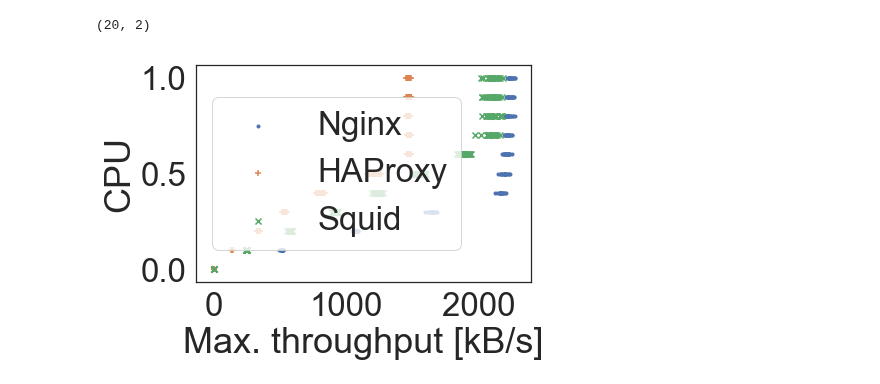
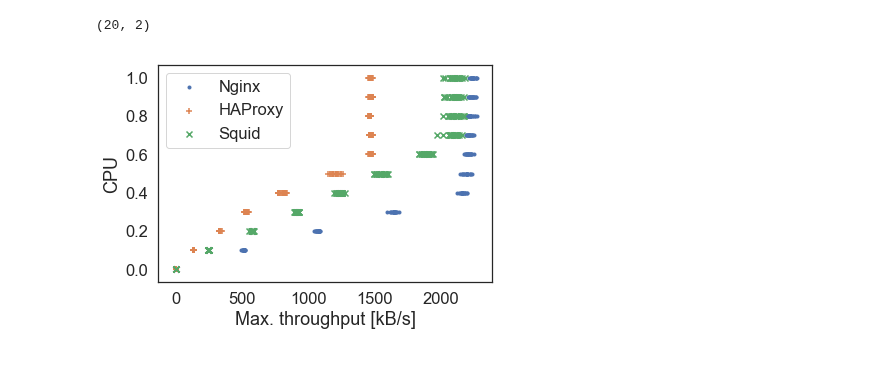
Before and after one commit to CN-UPB/ml-for-resource-allocation, a Jupyter notebook: vnf_web.ipynb, the cells around one changed output. Saved outputs shown, nothing was run; the diff lists cells and outputs as text; code cells hidden in the pictures.

Commit message:
updated plots

```diff
--- a/vnf_web.ipynb
+++ b/vnf_web.ipynb
@@ -138,22 +138,23 @@ squid = web3_small
 # %%
 # proper plotting of VNF data for paper
 # only use data with small flows
 def plot_vnf_data():
+    sns.set(font_scale=1.5, style='white')
     fig, ax = plt.subplots()
     plt.scatter(nginx['Max. throughput [kB/s]'], nginx['CPU'], label='Nginx', marker='.')
     plt.scatter(haproxy['Max. throughput [kB/s]'], haproxy['CPU'], label='HAProxy', marker='+')
     plt.scatter(squid['Max. throughput [kB/s]'], squid['CPU'], label='Squid', marker='x')
 
     # labels
     ax.set_xlabel('Max. throughput [kB/s]')
     ax.set_ylabel('CPU')
     plt.legend()
 
     fig.savefig(f'plots/web_vnf_data.pdf', bbox_inches='tight')
 
 plot_vnf_data()
 # %% [output]
-[figure, old version]
+[figure, new version]
 # %%
 def cross_validation_rmse(model, X, y, vnf_name, k=5, save_model=False):
     """Do k-fold CV and return the avg RMSE on the validation set. Train and save the model."""
```
Also changed, not shown: parts of 4 cells of this notebook, 16 other files.
